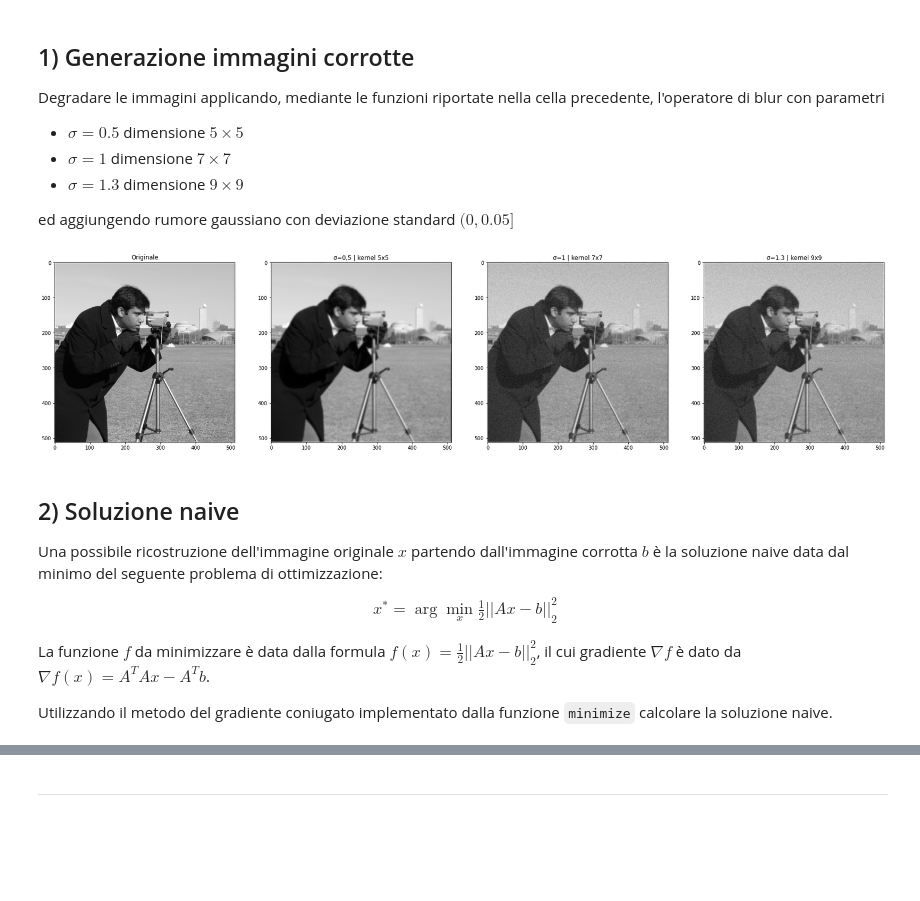
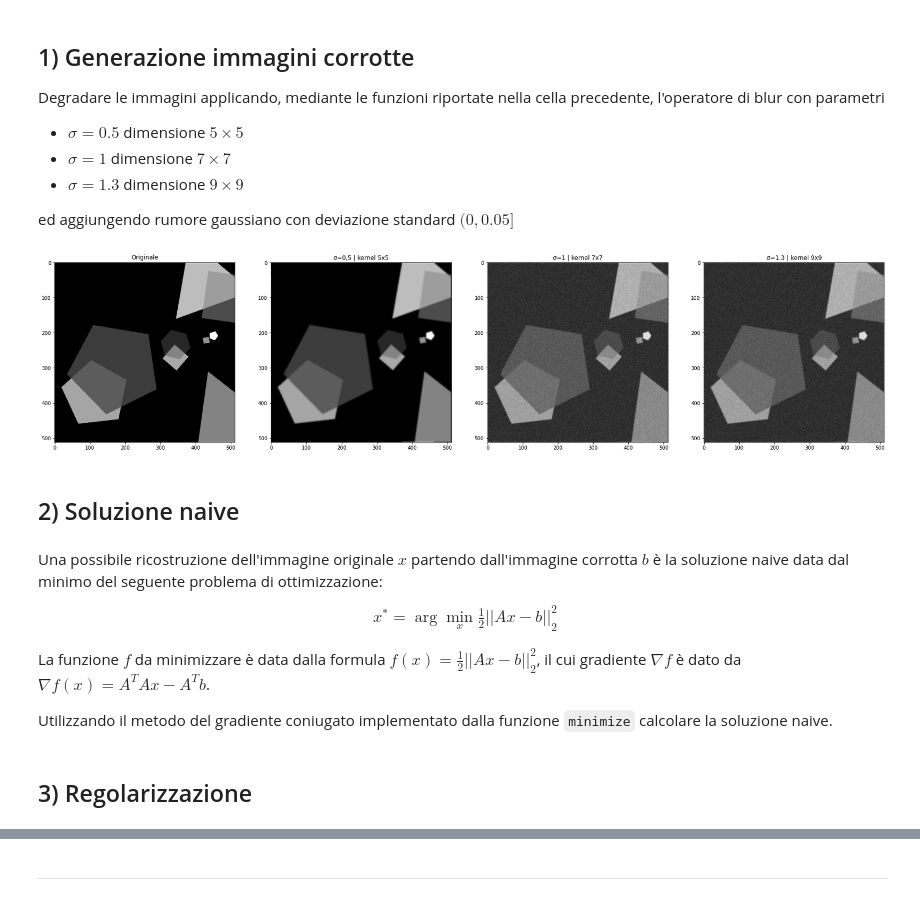
Before and after one commit to NotXia/imaging, a Jupyter notebook: progetto.ipynb, the cells around one changed output, grey strips where cells are left out. Saved outputs shown, nothing was run; the diff lists cells and outputs as text; code cells hidden in the pictures; blank space fills up the shorter version.

```diff
--- a/progetto.ipynb
+++ b/progetto.ipynb
@@ -81,46 +78,47 @@ ed aggiungendo rumore gaussiano con deviazione standard $(0,0.05]$
 def gaussian_blur(image_size, kernel_len, sigma):
     return psf_fft(gaussian_kernel(kernel_len, sigma), kernel_len, image_size)
 
-real_image = data.camera().astype(np.float64) / 255.0
-# real_image = plt.imread("./dataset/test.png").astype(np.float64)
+# real_image = data.camera().astype(np.float64) / 255.0
+real_image = plt.imread("./dataset/test.png").astype(np.float64)
 
 # Filtro blur (A)
+# blur1 = gaussian_blur(real_image.shape, 5, 0.5)
 blur1 = gaussian_blur(real_image.shape, 24, 3)
 blur2 = gaussian_blur(real_image.shape, 7, 1)
 blur3 = gaussian_blur(real_image.shape, 9, 1.3)
 
 # Filtro rumore (η)
 dev = 0.05
 noise = np.random.normal(size=real_image.shape) * dev
 
-image1 = A(real_image, blur1) + noise
+image1 = A(real_image, blur1)
 image2 = A(real_image, blur2) + noise
 image3 = A(real_image, blur3) + noise
 
 plt.figure(figsize=(30, 10))
 
 ax = plt.subplot(1, 4, 1)
 ax.imshow(real_image, cmap="gray")
 plt.title("Originale")
 
 ax = plt.subplot(1, 4, 2)
 ax.imshow(image1, cmap="gray")
 plt.title("σ=0,5 | kernel 5x5")
 
 ax = plt.subplot(1, 4, 3)
 ax.imshow(image2, cmap="gray")
 plt.title("σ=1 | kernel 7x7")
 
 ax = plt.subplot(1, 4, 4)
 ax.imshow(image3, cmap="gray")
 plt.title("σ=1.3 | kernel 9x9")
 
 plt.show()
 # %% [output]
-[figure, old version]
+[figure, new version]
+# %% [markdown]
+## 2) Soluzione naive
 # %% [markdown]
-## 2) Soluzione naive
-
 Una possibile ricostruzione dell'immagine originale $x$ partendo dall'immagine corrotta $b$ è la soluzione naive data dal minimo del seguente problema di ottimizzazione:
 \begin{align}
   x^* = \arg\min_x \frac{1}{2} ||Ax - b||_2^2
@@ -151,4 +155,6 @@ def deblur_naive(image, blur, tol=None, max_iter=1000, callback=None):
     )
 
     return { "image": out.x.reshape(image.shape), "n_it": out.nit }
+# %% [markdown]
+## 3) Regolarizzazione
 # %% [markdown]
```
Also changed, not shown: parts of 58 cells of this notebook, 31 other files.
